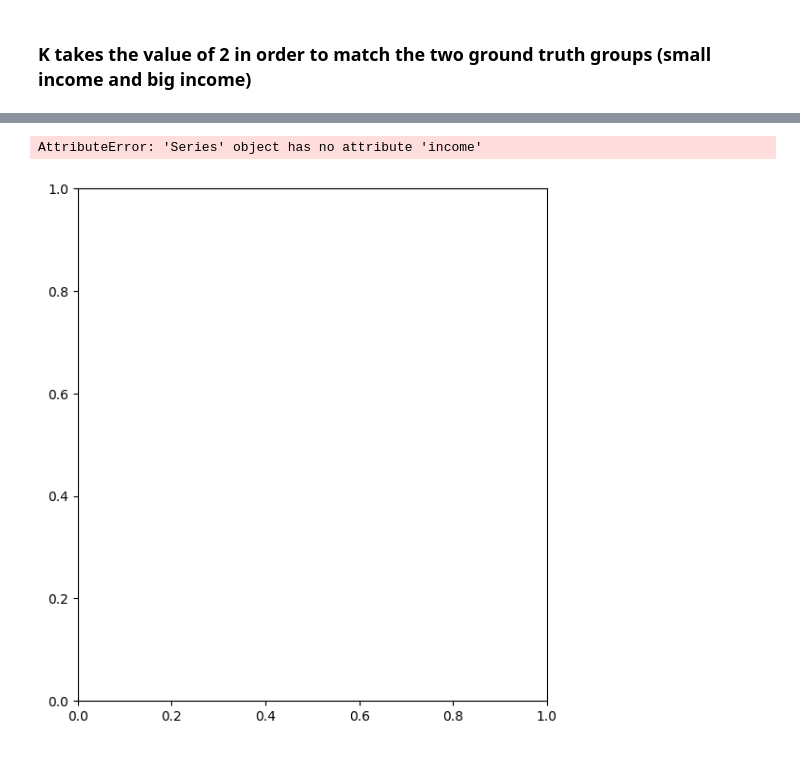
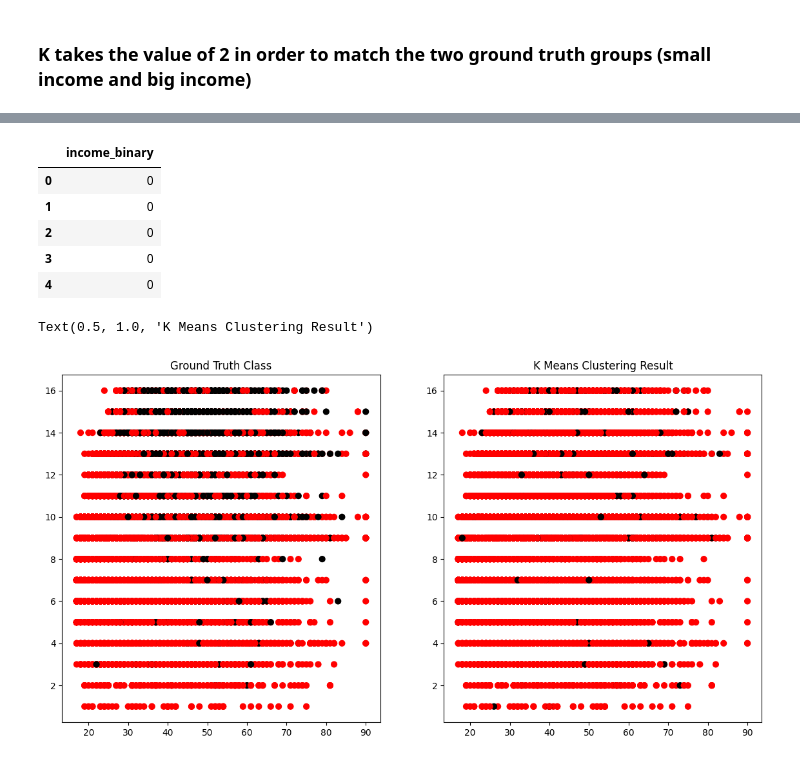
Before and after one commit to EviIius/KNN, a Jupyter notebook: Homework_6/HW6.ipynb, the cells around one changed output, grey strips where cells are left out. Saved outputs shown, nothing was run; the diff lists cells and outputs as text; code cells hidden in the pictures.

Commit message:
chart working

```diff
--- a/Homework_6/HW6.ipynb
+++ b/Homework_6/HW6.ipynb
@@ -118,16 +118,18 @@ removed_data
 ### **Normalize the remaining columns**
 # %%
 removed_data.columns = ['age','fnlwgt','education_num','capital_gain', 'capital_loss', 'hours_per_week', 'income']
-removed_data['income'] = removed_data['income'].map({'small': 0, 'big': 1})
 x = removed_data.drop('income',axis=1)
-y = removed_data['income']
+income_binary = removed_data['income'].map({'small': 0, 'large': 1}).reset_index(drop=True)
+income_binary_df = pd.DataFrame(income_binary, columns=['income_binary'])
+
+income_binary_df = pd.DataFrame({'income_binary': removed_data['income'].map({'small': 0, 'large': 1})})
 # normalize each variable to have mean=0 and sd=1
 clusterdata=x.copy()
 for i in range(clusterdata.shape[1]):
     clusterdata.iloc[:,i] = preprocessing.scale(clusterdata.iloc[:,i])
 
 clusterdata.head()
-y.head()
+income_binary_df.head()
 # %% [output]
   clusterdata.iloc[:,i] = preprocessing.scale(clusterdata.iloc[:,i])
   clusterdata.iloc[:,i] = preprocessing.scale(clusterdata.iloc[:,i])
@@ -190,20 +182,30 @@ x.head()
+# %%
+# x.head()
+income_binary_df.head()
+# %% [output]
+|  | income_binary |
+| 0 | 0 |
+| 1 | 0 |
+| 2 | 0 |
+| 3 | 0 |
+| 4 | 0 |
 # %%
 # View the results
 # Set the size of the plot
 plt.figure(figsize=(14,7))
 
 # Create a colormap
 colormap = np.array(['red', 'black', 'lime'])
 
 # Plot the Original Classifications
 plt.subplot(1, 2, 1)
-plt.scatter(x.age, x.fnlwgt, c=colormap[y.income], s=40)
+plt.scatter(x.age, x.education_num, c=colormap[income_binary_df.income_binary], s=40)
 plt.title('Ground Truth Class')
 
 # Plot the Models Classifications
 plt.subplot(1, 2, 2)
-plt.scatter(x.age, x.fnlwgt, c=colormap[model.labels_], s=40)
+plt.scatter(x.age, x.education_num, c=colormap[model.labels_], s=40)
 plt.title('K Means Clustering Result')
 # %% [output]
-AttributeError: 'Series' object has no attribute 'income'
+Text(0.5, 1.0, 'K Means Clustering Result')
-[figure, old version]
+[figure, new version]
```
Also changed, not shown: parts of 3 cells of this notebook.
